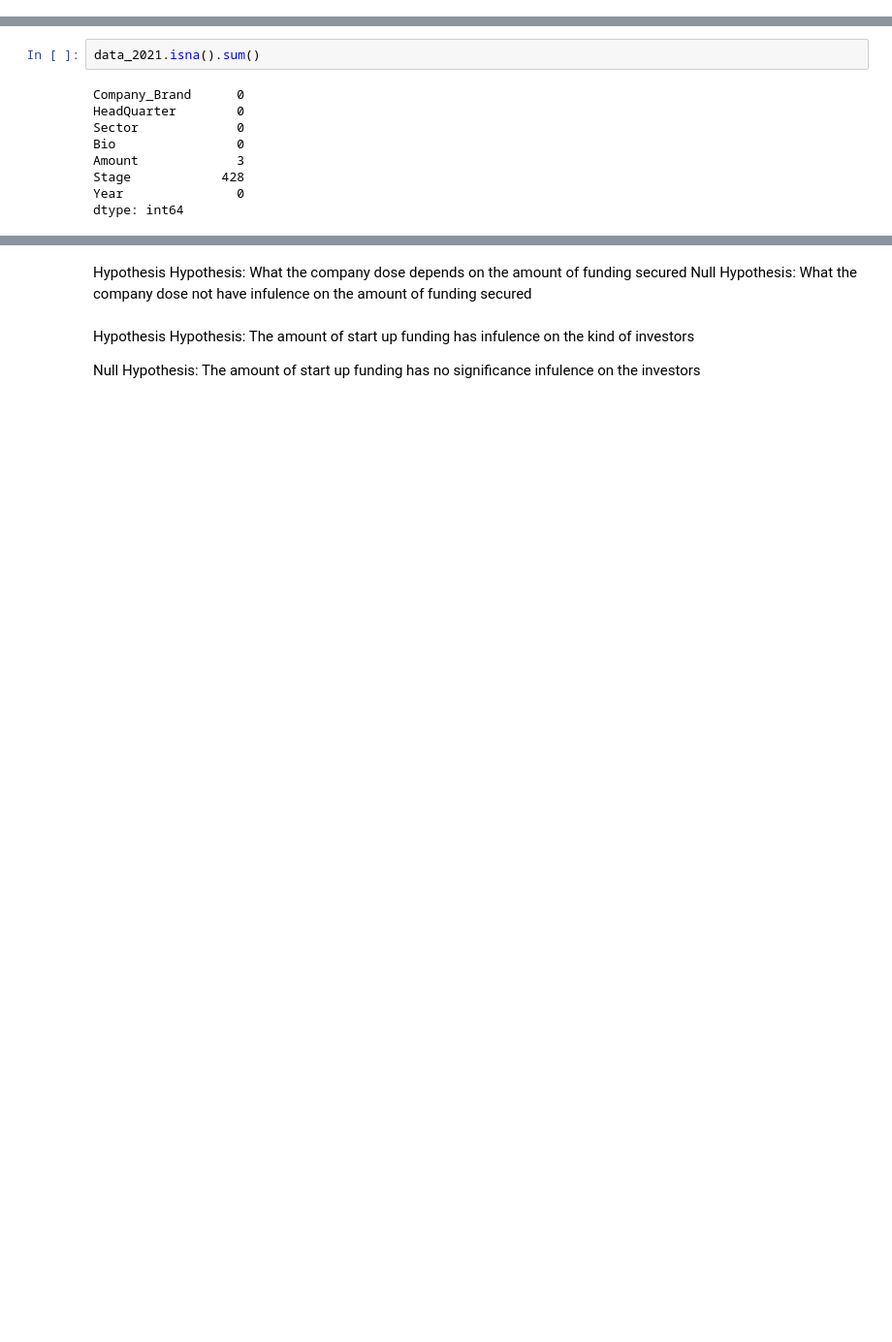
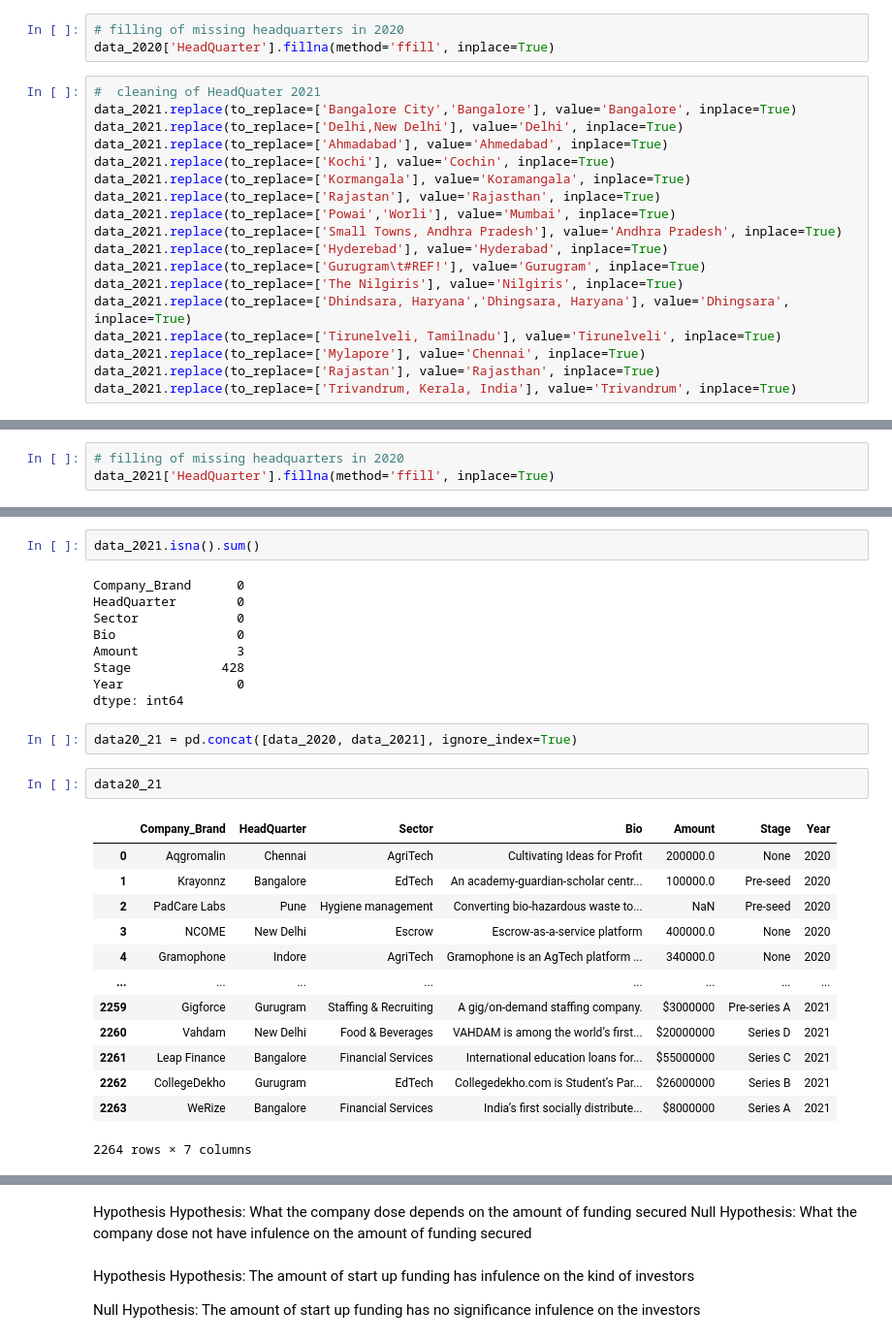
Before and after one commit to obiuzoma/LP1-project, a Jupyter notebook: lp1.ipynb, the cells around one changed output, grey strips where cells are left out. Shown: that part at 97% size. Saved outputs shown, nothing was run; the diff lists cells and outputs as text; blank space fills up the shorter version.

```diff
--- a/lp1.ipynb
+++ b/lp1.ipynb
@@ -55,0 +260,21 @@ data_2020.shape
+# %%
+# filling of missing headquarters in 2020
+data_2020['HeadQuarter'].fillna(method='ffill', inplace=True)
+# %%
+#  cleaning of HeadQuater 2021
+data_2021.replace(to_replace=['Bangalore City','Bangalore'], value='Bangalore', inplace=True)
+data_2021.replace(to_replace=['Delhi,New Delhi'], value='Delhi', inplace=True)
+data_2021.replace(to_replace=['Ahmadabad'], value='Ahmedabad', inplace=True)
+data_2021.replace(to_replace=['Kochi'], value='Cochin', inplace=True)
+data_2021.replace(to_replace=['Kormangala'], value='Koramangala', inplace=True)
+data_2021.replace(to_replace=['Rajastan'], value='Rajasthan', inplace=True)
+data_2021.replace(to_replace=['Powai','Worli'], value='Mumbai', inplace=True)
+data_2021.replace(to_replace=['Small Towns, Andhra Pradesh'], value='Andhra Pradesh', inplace=True)
+data_2021.replace(to_replace=['Hyderebad'], value='Hyderabad', inplace=True)
+data_2021.replace(to_replace=['Gurugram\t#REF!'], value='Gurugram', inplace=True)
+data_2021.replace(to_replace=['The Nilgiris'], value='Nilgiris', inplace=True)
+data_2021.replace(to_replace=['Dhindsara, Haryana','Dhingsara, Haryana'], value='Dhingsara', inplace=True)
+data_2021.replace(to_replace=['Tirunelveli, Tamilnadu'], value='Tirunelveli', inplace=True)
+data_2021.replace(to_replace=['Mylapore'], value='Chennai', inplace=True)
+data_2021.replace(to_replace=['Rajastan'], value='Rajasthan', inplace=True)
+data_2021.replace(to_replace=['Trivandrum, Kerala, India'], value='Trivandrum', inplace=True)
@@ -55,0 +287,3 @@ data_2020.shape
+# %%
+# filling of missing headquarters in 2020
+data_2021['HeadQuarter'].fillna(method='ffill', inplace=True)
@@ -111,3 +391,21 @@ Amount             3
 Stage            428
 Year               0
 dtype: int64
+# %%
+data20_21 = pd.concat([data_2020, data_2021], ignore_index=True)
+# %%
+data20_21
+# %% [output]
+|  | Company_Brand | HeadQuarter | Sector | Bio | Amount | Stage | Year |
+| 0 | Aqgromalin | Chennai | AgriTech | Cultivating Ideas for Profit | 200000.0 | None | 2020 |
+| 1 | Krayonnz | Bangalore | EdTech | An academy-guardian-scholar centr... | 100000.0 | Pre-seed | 2020 |
+| 2 | PadCare Labs | Pune | Hygiene management | Converting bio-hazardous waste to... | NaN | Pre-seed | 2020 |
+| 3 | NCOME | New Delhi | Escrow | Escrow-as-a-service platform | 400000.0 | None | 2020 |
+| 4 | Gramophone | Indore | AgriTech | Gramophone is an AgTech platform ... | 340000.0 | None | 2020 |
+| ... | ... | ... | ... | ... | ... | ... | ... |
+| 2259 | Gigforce | Gurugram | Staffing & Recruiting | A gig/on-demand staffing company. | $3000000 | Pre-series A | 2021 |
+| 2260 | Vahdam | New Delhi | Food & Beverages | VAHDAM is among the world’s first... | $20000000 | Series D | 2021 |
+| 2261 | Leap Finance | Bangalore | Financial Services | International education loans for... | $55000000 | Series C | 2021 |
+| 2262 | CollegeDekho | Gurugram | EdTech | Collegedekho.com is Student’s Par... | $26000000 | Series B | 2021 |
+| 2263 | WeRize | Bangalore | Financial Services | India’s first socially distribute... | $8000000 | Series A | 2021 |
+2264 rows × 7 columns
```
Also changed, not shown: parts of 109 cells of this notebook.
